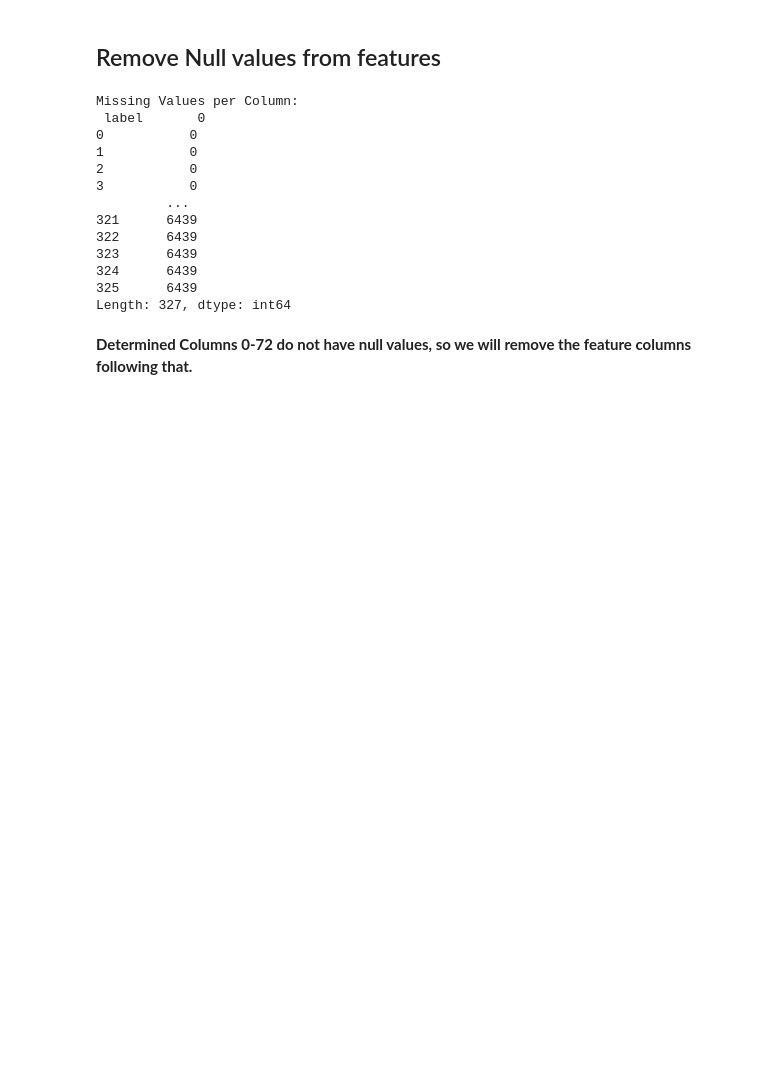
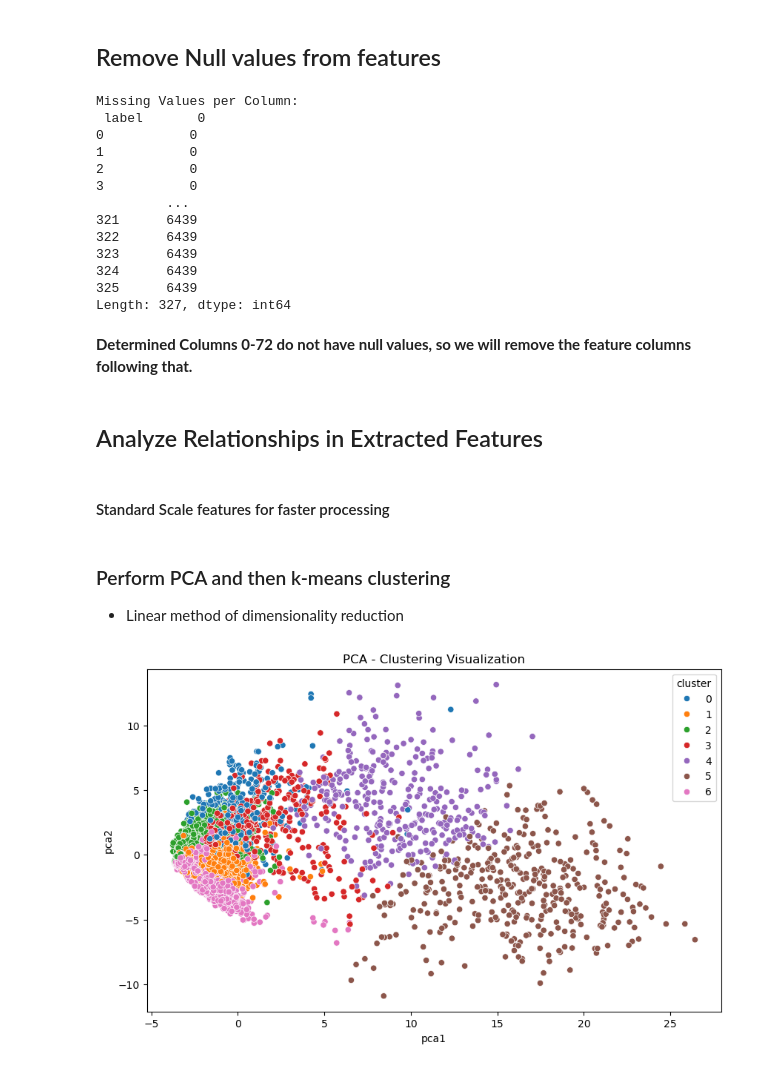
Before and after one commit to Amehroke/Emotion-Recognition, a Jupyter notebook: notebooks/EDA.ipynb, the cells around one changed output. Saved outputs shown, nothing was run; the diff lists cells and outputs as text; code cells hidden in the pictures; blank space fills up the shorter version.

Commit message:
Finished Data Analysis, presenting there is a clear clustering in the extracted features dataset

```diff
--- a/notebooks/EDA.ipynb
+++ b/notebooks/EDA.ipynb
@@ -321,3 +321,44 @@ Length: 327, dtype: int64
 df_filtered = df.iloc[:, :72]
 # Save the filtered dataset to a new CSV file
 df_filtered.to_csv('cleaned_features.csv', index=False)
+# %% [markdown]
+## Analyze Relationships in Extracted Features
+# %% [markdown]
+#### Standard Scale features for faster processing
+# %%
+from sklearn.preprocessing import StandardScaler
+
+# Load dataset
+data = pd.read_csv("../notebooks/cleaned_features.csv")
+features = data.iloc[:, 1:]  # Assuming the first column is the label
+labels = data['label']  # Assuming the first column is the label
+
+
+scaler = StandardScaler()
+PCA_features = scaler.fit_transform(features)
+# %% [markdown]
+### Perform PCA and then k-means clustering
+- Linear method of dimensionality reduction
+# %%
+from sklearn.decomposition import PCA
+from sklearn.cluster import KMeans
+import matplotlib.pyplot as plt
+import seaborn as sns
+
+# PCA
+pca = PCA(n_components=2)
+pca_result = pca.fit_transform(PCA_features)
+data['pca1'] = pca_result[:, 0]
+data['pca2'] = pca_result[:, 1]
+
+# K-Means Clustering
+kmeans = KMeans(n_clusters=len(data['label'].unique()))
+data['cluster'] = kmeans.fit_predict(PCA_features)
+
+# Plot PCA Clusters
+plt.figure(figsize=(10, 6))
+sns.scatterplot(data=data, x='pca1', y='pca2', hue='cluster', palette='tab10')
+plt.title("PCA - Clustering Visualization")
+plt.show()
+# %% [output]
+[figure, added]
```
Also changed, not shown: parts of 6 cells of this notebook, 3 other files.
